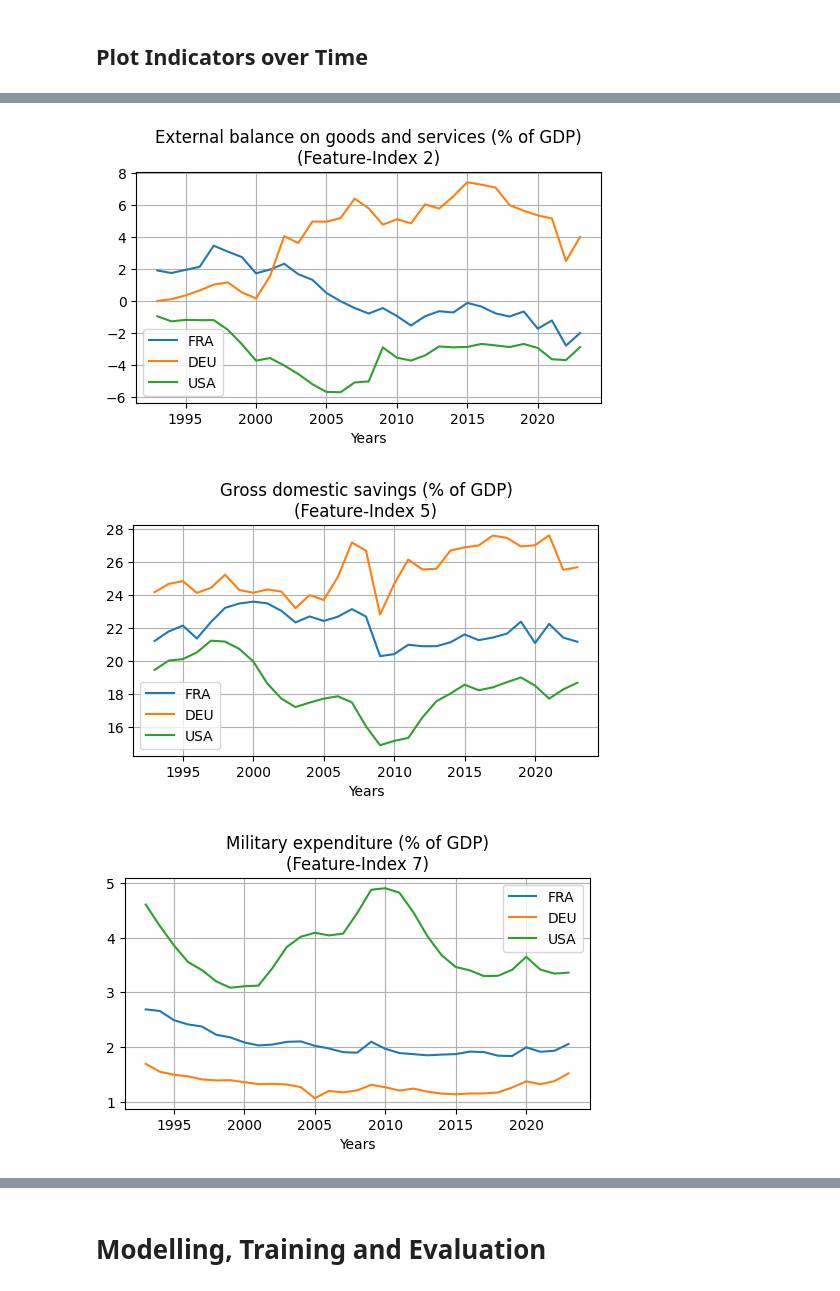
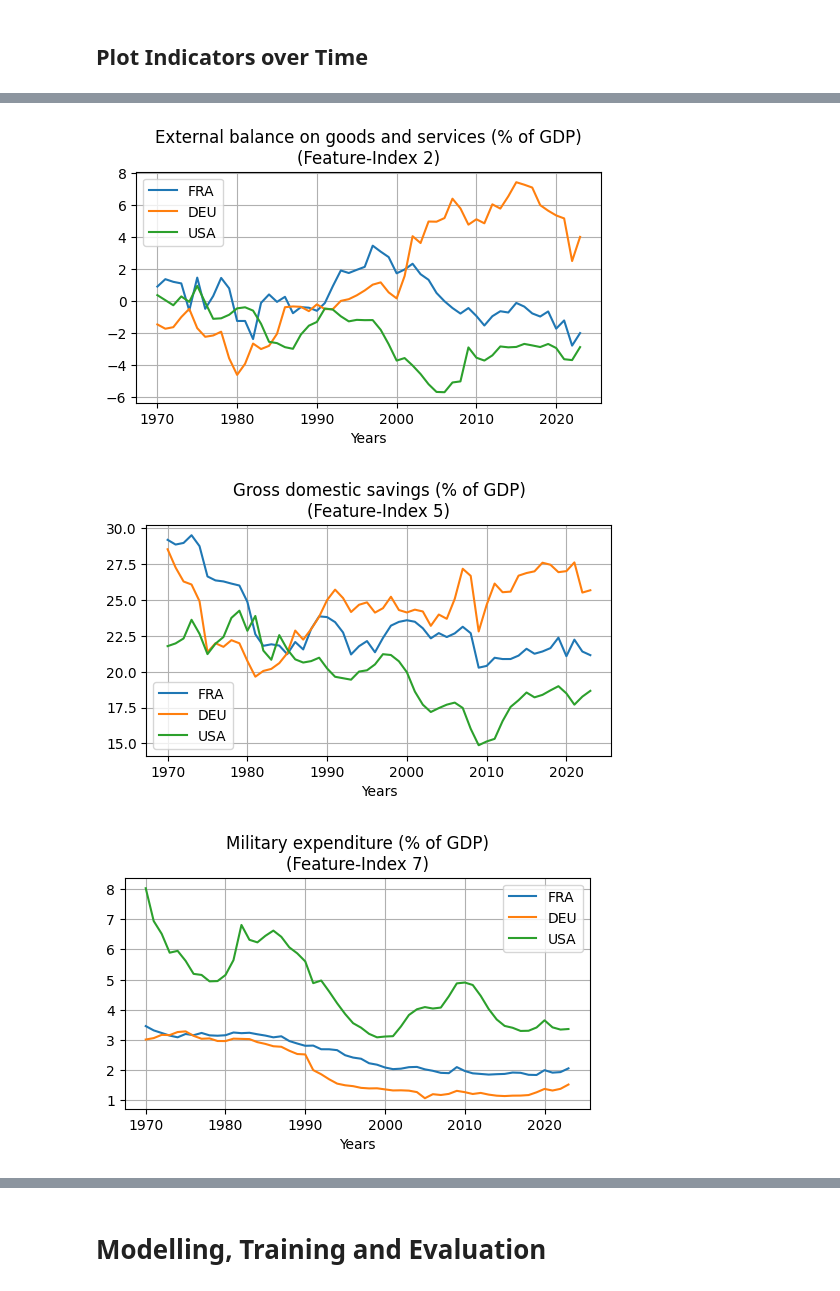
Before and after one commit to maxtschochner/World_Bank_Open_Data_Exploration, a Jupyter notebook: Analysis.ipynb, the cells around one changed output, grey strips where cells are left out. Cells and saved outputs as stored; diff of their text form; code cells hidden in the pictures.

```diff
--- a/Analysis.ipynb
+++ b/Analysis.ipynb
@@ -641,0 +501,4 @@ data_melt_pivot_pdf.drop(columns=['Country Code']).corr()
+# %%
+data_pdf['Year'] = pd.to_numeric(data_pdf['Year'].str[:4])
+
+data_pdf.info()
@@ -641,0 +528,12 @@ data_melt_pivot_pdf.drop(columns=['Country Code']).corr()
+# %%
+data_pdf = data_pdf.pivot(index=['Country Name', 'Country Numeric', 'Country Code', 'Year'], columns=['Series Name'])
+
+# Flatten MultiIndex columns
+data_pdf.columns = [str(col) if isinstance(col, str) else '_'.join(map(str, col)) for col in data_pdf.columns]
+
+data_pdf = data_pdf.reset_index()
+
+# Remove prefix "Values_" from column names
+data_pdf.columns = data_pdf.columns.str.replace("Values_", "")
+
+data_pdf
@@ -641,0 +554,4 @@ data_melt_pivot_pdf.drop(columns=['Country Code']).corr()
+# %%
+data_FRA_pdf = data_pdf[data_pdf['Country Code'] == 'FRA']
+data_DEU_pdf = data_pdf[data_pdf['Country Code'] == 'DEU']
+data_USA_pdf = data_pdf[data_pdf['Country Code'] == 'USA']
@@ -642,13 +584,13 @@ data_melt_pivot_pdf.drop(columns=['Country Code']).corr()
 # %% [markdown]
 ## Plot Indicators over Time
 # %%
-def plot_indicators_over_time(ax, data_melt_pivot_pdf, indicator_name, index):
+def plot_indicators_over_time(ax, data_pdf, indicator_name, index):
     '''
     Plotting one indicator for all three countries in one graph.
 
     Input:
             ax: Matplotlib axis object.
-            data_melt_pivot_pdf: Data which contains the prepared data for all three countries.
+            data_pdf: Data which contains the prepared data for all three countries.
             indicator_name: Name of the indicator, which will be plotted for all three countries.
             index: Index of the indicator for adding it to the plot title.
     Output:
@@ -656,16 +598,16 @@ def plot_indicators_over_time(ax, data_melt_pivot_pdf, indicator_name, index):
 
     '''
 
-    data_melt_pivot_FRA_pdf = data_melt_pivot_pdf[data_melt_pivot_pdf['Country Code'] == 'FRA']
-    data_melt_pivot_DEU_pdf = data_melt_pivot_pdf[data_melt_pivot_pdf['Country Code'] == 'DEU']
-    data_melt_pivot_USA_pdf = data_melt_pivot_pdf[data_melt_pivot_pdf['Country Code'] == 'USA']
+    data_FRA_pdf = data_pdf[data_pdf['Country Code'] == 'FRA']
+    data_DEU_pdf = data_pdf[data_pdf['Country Code'] == 'DEU']
+    data_USA_pdf = data_pdf[data_pdf['Country Code'] == 'USA']
 
-    ax.plot(data_melt_pivot_FRA_pdf['Year'],
-            data_melt_pivot_FRA_pdf[indicator_name], label='FRA')
-    ax.plot(data_melt_pivot_DEU_pdf['Year'],
-            data_melt_pivot_DEU_pdf[indicator_name], label='DEU')
-    ax.plot(data_melt_pivot_USA_pdf['Year'],
-            data_melt_pivot_USA_pdf[indicator_name], label='USA')
+    ax.plot(data_FRA_pdf['Year'],
+            data_FRA_pdf[indicator_name], label='FRA')
+    ax.plot(data_DEU_pdf['Year'],
+            data_DEU_pdf[indicator_name], label='DEU')
+    ax.plot(data_USA_pdf['Year'],
+            data_USA_pdf[indicator_name], label='USA')
 
     axis.set_title(f'{indicator_name}\n(Feature-Index {index})')
     ax.set_xlabel('Years')
@@ -686,17 +628,17 @@ height = 3
 
 fig, ax = plt.subplots(1, 1, figsize=(width, height))
 axis = ax
-plot_indicators_over_time(axis, data_melt_pivot_pdf, column_to_plot_1, 1)
+plot_indicators_over_time(axis, data_pdf, column_to_plot_1, 1)
 
 fig, ax = plt.subplots(1, 1, figsize=(width, height))
 axis = ax
-plot_indicators_over_time(axis, data_melt_pivot_pdf, column_to_plot_2, 2)
+plot_indicators_over_time(axis, data_pdf, column_to_plot_2, 2)
 
 fig, ax = plt.subplots(1, 1, figsize=(width, height))
 axis = ax
-plot_indicators_over_time(axis, data_melt_pivot_pdf, column_to_plot_5, 5)
+plot_indicators_over_time(axis, data_pdf, column_to_plot_5, 5)
 
 fig, ax = plt.subplots(1, 1, figsize=(width, height))
 axis = ax
-plot_indicators_over_time(axis, data_melt_pivot_pdf, column_to_plot_7, 7)
+plot_indicators_over_time(axis, data_pdf, column_to_plot_7, 7)
 # %% [output]
@@ -704,6 +646,6 @@ plot_indicators_over_time(axis, data_melt_pivot_pdf, column_to_plot_7, 7)
-[figure, old version]
+[figure, new version]
-[figure, old version]
+[figure, new version]
-[figure, old version]
+[figure, new version]
 # %%
 
 fig, ax = plt.subplots(1, 1, figsize=(width, height))
```
Also changed, not shown: parts of 81 cells of this notebook.
